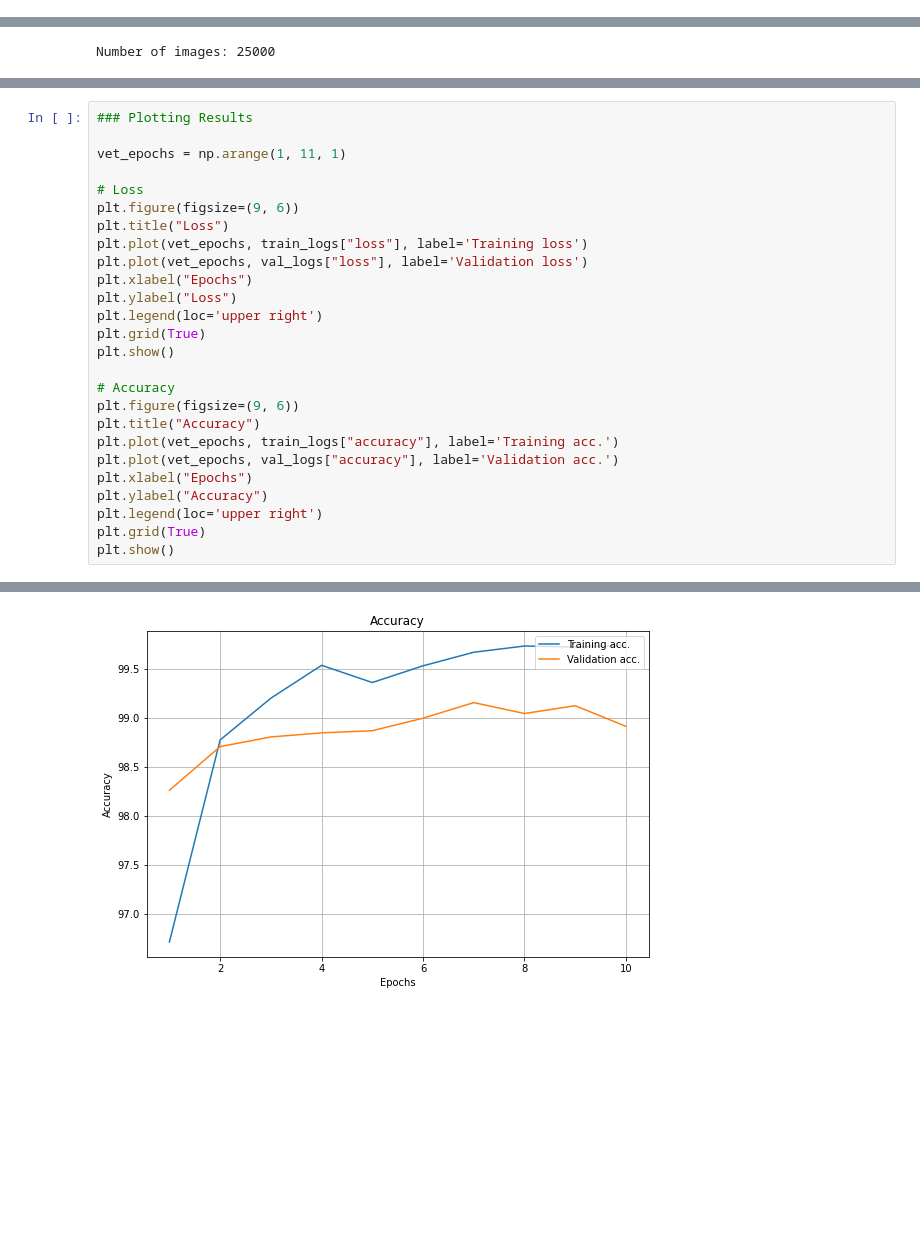
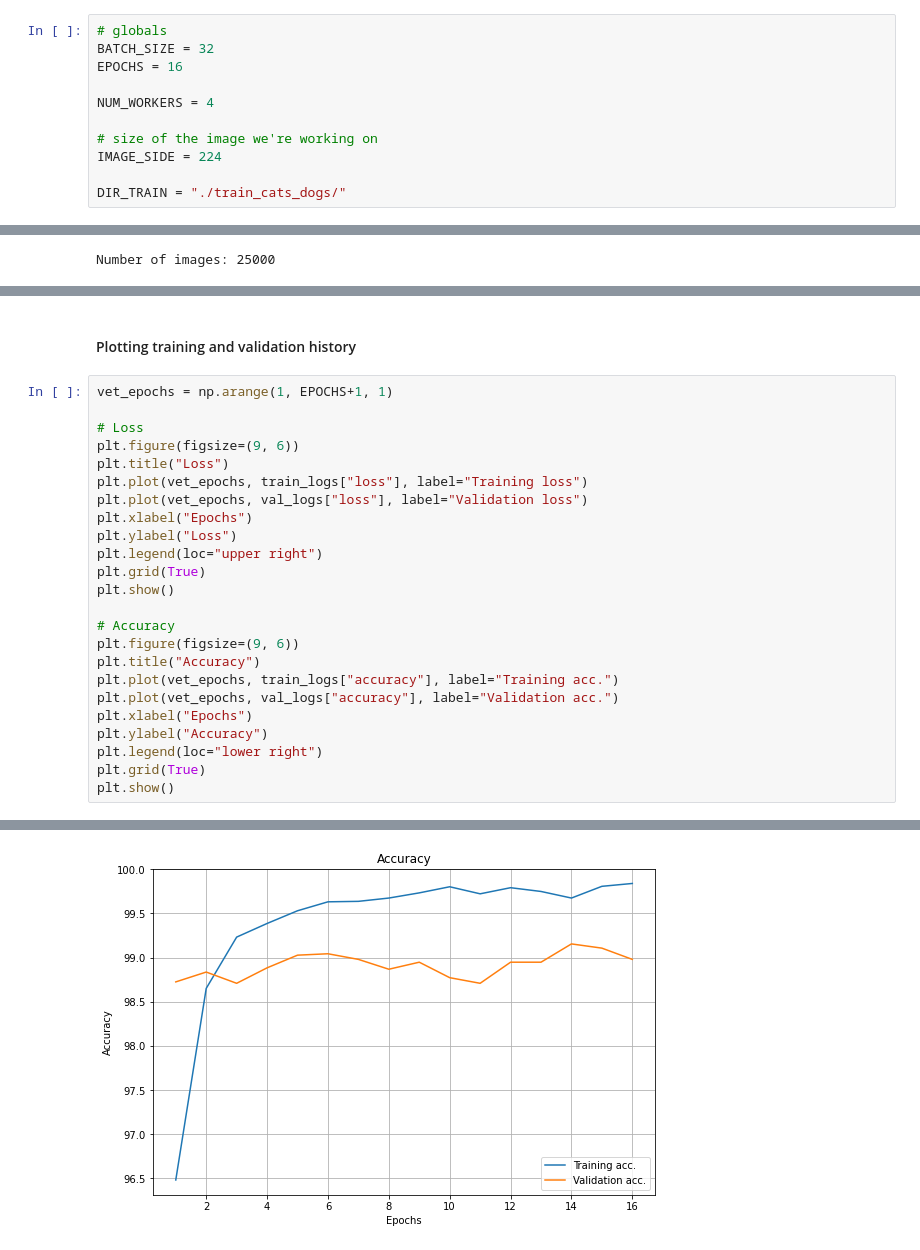
Before and after one commit to luigisaetta/pytorch-on-oci, a Jupyter notebook: ch-03/train_cats_dogs_efficientnet.ipynb, the cells around one changed output, grey strips where cells are left out. Drawn from its saved outputs; the diff is of its cells as text; blank space fills up the shorter version.

```diff
--- a/ch-03/train_cats_dogs_efficientnet.ipynb
+++ b/ch-03/train_cats_dogs_efficientnet.ipynb
@@ -30 +27,12 @@ DIR_TRAIN = "./train_cats_dogs/"
+# %%
+# globals
+BATCH_SIZE = 32
+EPOCHS = 16
+
+NUM_WORKERS = 4
+
+# size of the image we're working on
+IMAGE_SIDE = 224
+
+DIR_TRAIN = "./train_cats_dogs/"
 # %%
@@ -303,27 +330,27 @@ Validation: Epoch 5, Loss : 0.046 Acc : 98.9955, Time : 12.8093
+# %% [markdown]
+#### Plotting training and validation history
 # %%
-### Plotting Results
-
-vet_epochs = np.arange(1, 11, 1)
+vet_epochs = np.arange(1, EPOCHS+1, 1)
 
 # Loss
 plt.figure(figsize=(9, 6))
 plt.title("Loss")
-plt.plot(vet_epochs, train_logs["loss"], label='Training loss')
-plt.plot(vet_epochs, val_logs["loss"], label='Validation loss')
+plt.plot(vet_epochs, train_logs["loss"], label="Training loss")
+plt.plot(vet_epochs, val_logs["loss"], label="Validation loss")
 plt.xlabel("Epochs")
 plt.ylabel("Loss")
-plt.legend(loc='upper right')
+plt.legend(loc="upper right")
 plt.grid(True)
 plt.show()
 
 # Accuracy
 plt.figure(figsize=(9, 6))
 plt.title("Accuracy")
-plt.plot(vet_epochs, train_logs["accuracy"], label='Training acc.')
-plt.plot(vet_epochs, val_logs["accuracy"], label='Validation acc.')
+plt.plot(vet_epochs, train_logs["accuracy"], label="Training acc.")
+plt.plot(vet_epochs, val_logs["accuracy"], label="Validation acc.")
 plt.xlabel("Epochs")
 plt.ylabel("Accuracy")
-plt.legend(loc='upper right')
+plt.legend(loc="lower right")
 plt.grid(True)
 plt.show()
 # %% [output]
@@ -331 +358 @@ plt.show()
-[figure, old version]
+[figure, new version]
```
Also changed, not shown: parts of 19 cells of this notebook.
